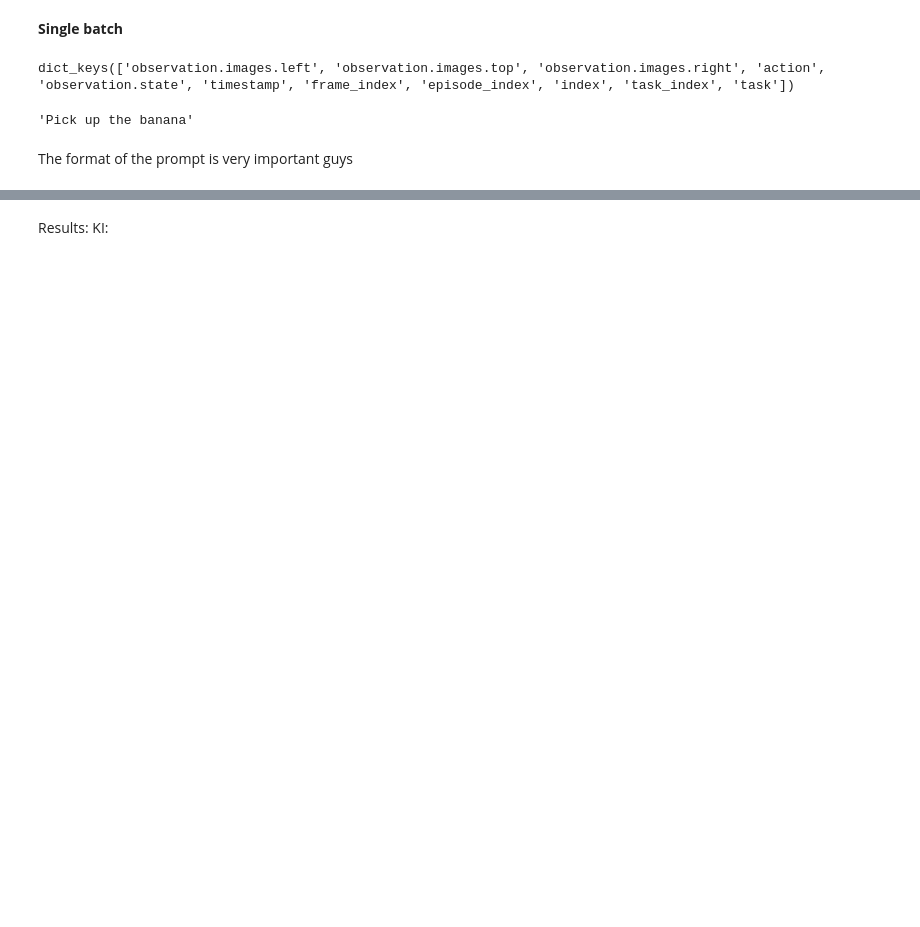
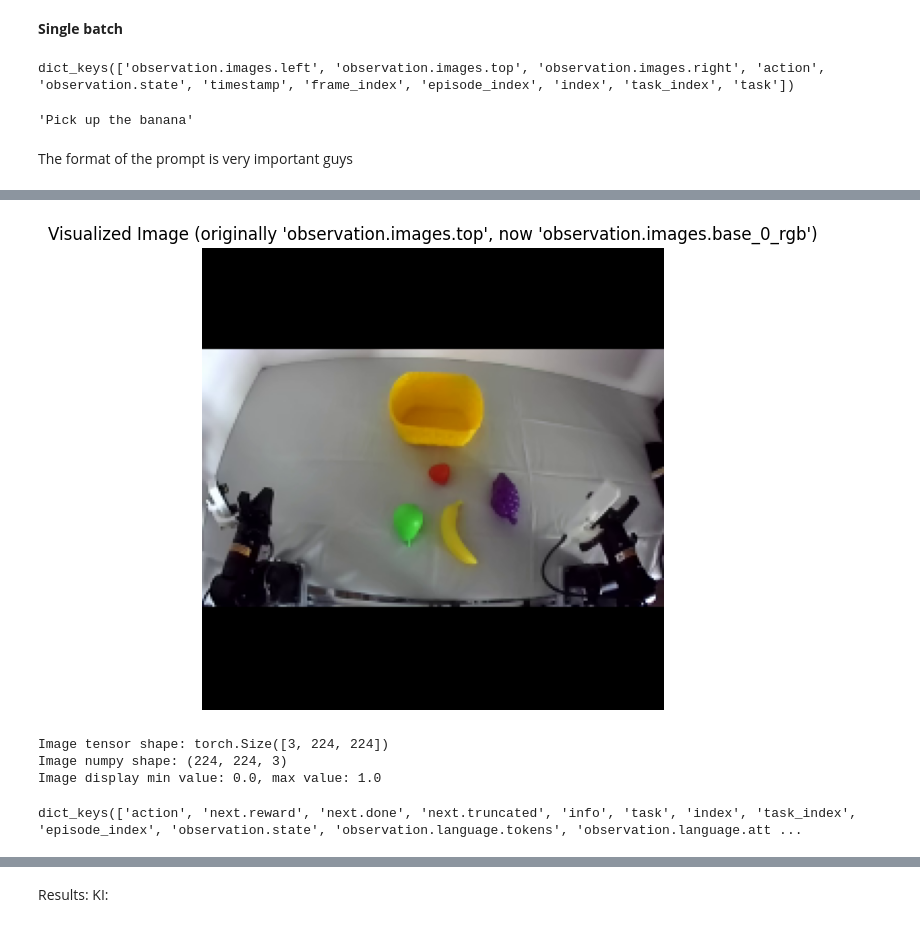
Before and after one commit to jorgemunozl/vla-test, a Jupyter notebook: subtask/subtask.ipynb, the cells around one changed output, grey strips where cells are left out. Saved outputs shown, nothing was run; the diff lists cells and outputs as text; code cells hidden in the pictures; blank space fills up the shorter version.

```diff
--- a/subtask/subtask.ipynb
+++ b/subtask/subtask.ipynb
@@ -121,2 +121,44 @@ dict_keys(['observation.images.top', 'action', 'observation.state', 'timestamp',
+# %%
+import matplotlib.pyplot as plt
+import numpy as np
+import torch
+
+# The original 'observation.images.top' is now 'observation.images.base_0_rgb' after key renaming and preprocessing.
+# 'processed_images[0]' contains the preprocessed tensor for this image.
+
+# Get the image tensor (assuming processed_images[0] is the 'top' camera image)
+image_tensor = processed_images[0].squeeze(0) # Remove batch dimension (1, 3, H, W) -> (3, H, W)
+
+# Move to CPU and convert to NumPy
+image_np = image_tensor.cpu().numpy()
+
+# Transpose from (C, H, W) to (H, W, C) for matplotlib
+image_np = np.transpose(image_np, (1, 2, 0))
+
+# Unnormalize the image.
+# Based on the kernel state, the values in processed_images[0] are around -3.
+# A common normalization range for some models is [-3, 3].
+# To map from [-3, 3] to [0, 1]: (x + 3) / 6
+image_display = (image_np + 1.0) / 2
+
+# Ensure values are strictly within [0, 1] for proper display
+image_display = np.clip(image_display, 0, 1)
+
+# Display the image
+plt.figure(figsize=(6, 6))
+plt.imshow(image_display)
+plt.title("Visualized Image (originally 'observation.images.top', now 'observation.images.base_0_rgb')")
+plt.axis('off')
+plt.show()
+
+# Print some info about the displayed image
+print(f"Image tensor shape: {image_tensor.shape}")
+print(f"Image numpy shape: {image_np.shape}")
+print(f"Image display min value: {image_display.min()}, max value: {image_display.max()}")
+# %% [output]
+[figure, added]
+Image tensor shape: torch.Size([3, 224, 224])
+Image numpy shape: (224, 224, 3)
+Image display min value: 0.0, max value: 1.0
 # %%
 batch = pre(batch)
@@ -123,3 +181,7 @@ batch = pre(batch)
+# %%
+batch.keys()
+# %% [output]
+dict_keys(['action', 'next.reward', 'next.done', 'next.truncated', 'info', 'task', 'index', 'task_index', 'episode_index', 'observation.state', 'observation.language.tokens', 'observation.language.att ...
 # %%
 from lerobot.utils.constants import OBS_LANGUAGE_TOKENS, OBS_LANGUAGE_ATTENTION_MASK
 
```
Also changed, not shown: parts of 12 cells of this notebook.
